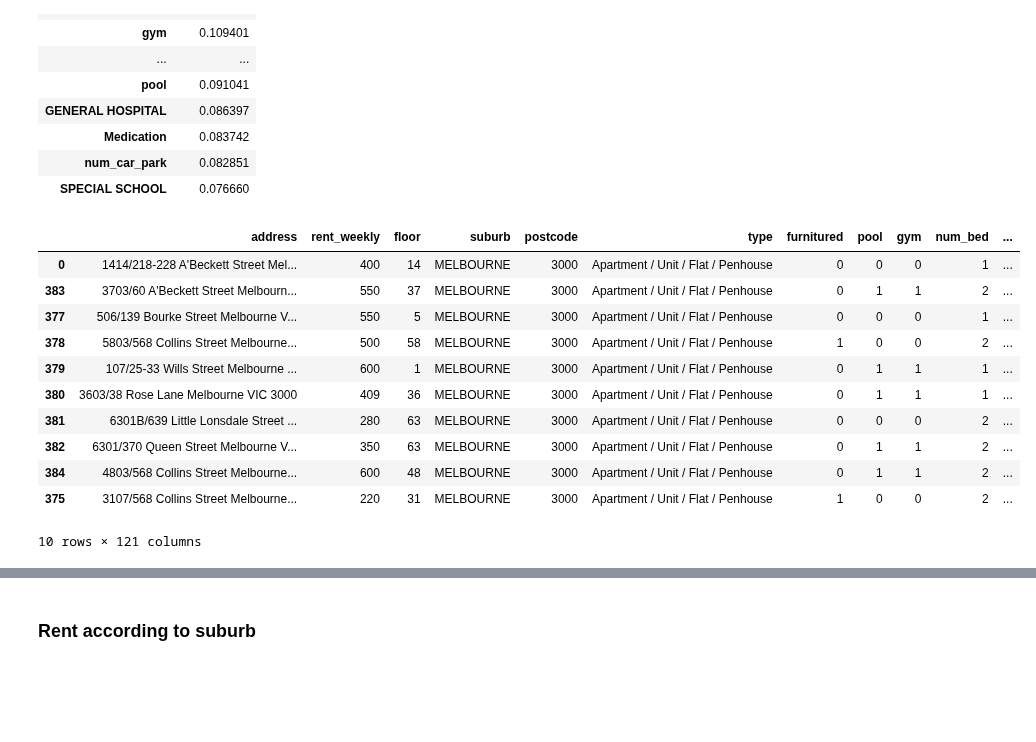
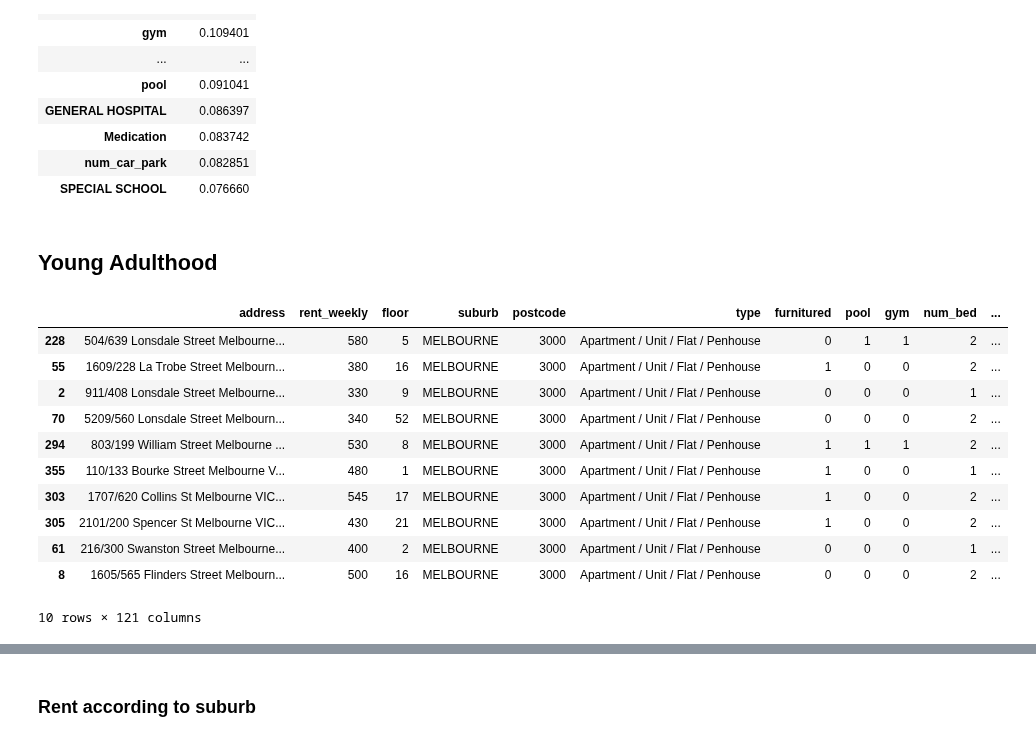
Before and after one commit to MAST30034-Applied-Data-Science/generic-real-estate-consulting-project-group-1-iron-data-man, a Jupyter notebook: notebooks/Visualisation.ipynb, the cells around one changed output, grey strips where cells are left out. Drawn from its saved outputs; the diff is of its cells as text; code cells hidden in the pictures; blank space fills up the shorter version.

```diff
--- a/notebooks/Visualisation.ipynb
+++ b/notebooks/Visualisation.ipynb
@@ -247,21 +247,23 @@ property_df.corr().abs().iloc[0].to_frame().sort_values(by=['rent_weekly'],ascen
 | Medication | 0.083742 |
 | num_car_park | 0.082851 |
 | SPECIAL SCHOOL | 0.076660 |
+# %% [markdown]
+## Young Adulthood
 # %%
-property_df['livable'] = property_df['Commercial']*0.3 + property_df['BUS']*0.05 + property_df['TRAIN STATION']*0.1+ property_df['TRAM STATION']*0.1+ property_df['Secrity']*0.1 + property_df['Medication']*0.2 + property_df['Environment']*0.3 + property_df['Education']*0.2 - property_df['Prison']*0.3 - property_df['Industrial']*0.1
+property_df['livable'] = property_df['Commercial']*0.3 + property_df['UNIVERSITY']*0.3 + property_df['TRAIN STATION']*0.05 + property_df['BUS']*0.05+ property_df['TRAM STATION']*0.1+ property_df['Secrity']*0.05 + property_df['Medication']*0.05 + property_df['Environment']*0.1
 property_df = property_df.sort_values(by=['livable'], ascending=False)
 property_df.head(10)
 # %% [output]
 |  | address | rent_weekly | floor | suburb | postcode | type | furnitured | pool | gym | num_bed | ... |
-| 0 | 1414/218-228 A'Beckett Street Mel... | 400 | 14 | MELBOURNE | 3000 | Apartment / Unit / Flat / Penhouse | 0 | 0 | 0 | 1 | ... |
-| 383 | 3703/60 A'Beckett Street Melbourn... | 550 | 37 | MELBOURNE | 3000 | Apartment / Unit / Flat / Penhouse | 0 | 1 | 1 | 2 | ... |
-| 377 | 506/139 Bourke Street Melbourne V... | 550 | 5 | MELBOURNE | 3000 | Apartment / Unit / Flat / Penhouse | 0 | 0 | 0 | 1 | ... |
-| 378 | 5803/568 Collins Street Melbourne... | 500 | 58 | MELBOURNE | 3000 | Apartment / Unit / Flat / Penhouse | 1 | 0 | 0 | 2 | ... |
-| 379 | 107/25-33 Wills Street Melbourne ... | 600 | 1 | MELBOURNE | 3000 | Apartment / Unit / Flat / Penhouse | 0 | 1 | 1 | 1 | ... |
-| 380 | 3603/38 Rose Lane Melbourne VIC 3000 | 409 | 36 | MELBOURNE | 3000 | Apartment / Unit / Flat / Penhouse | 0 | 1 | 1 | 1 | ... |
-| 381 | 6301B/639 Little Lonsdale Street ... | 280 | 63 | MELBOURNE | 3000 | Apartment / Unit / Flat / Penhouse | 0 | 0 | 0 | 2 | ... |
-| 382 | 6301/370 Queen Street Melbourne V... | 350 | 63 | MELBOURNE | 3000 | Apartment / Unit / Flat / Penhouse | 0 | 1 | 1 | 2 | ... |
-| 384 | 4803/568 Collins Street Melbourne... | 600 | 48 | MELBOURNE | 3000 | Apartment / Unit / Flat / Penhouse | 0 | 1 | 1 | 2 | ... |
-| 375 | 3107/568 Collins Street Melbourne... | 220 | 31 | MELBOURNE | 3000 | Apartment / Unit / Flat / Penhouse | 1 | 0 | 0 | 2 | ... |
+| 228 | 504/639 Lonsdale Street Melbourne... | 580 | 5 | MELBOURNE | 3000 | Apartment / Unit / Flat / Penhouse | 0 | 1 | 1 | 2 | ... |
+| 55 | 1609/228 La Trobe Street Melbourn... | 380 | 16 | MELBOURNE | 3000 | Apartment / Unit / Flat / Penhouse | 1 | 0 | 0 | 2 | ... |
+| 2 | 911/408 Lonsdale Street Melbourne... | 330 | 9 | MELBOURNE | 3000 | Apartment / Unit / Flat / Penhouse | 0 | 0 | 0 | 1 | ... |
+| 70 | 5209/560 Lonsdale Street Melbourn... | 340 | 52 | MELBOURNE | 3000 | Apartment / Unit / Flat / Penhouse | 0 | 0 | 0 | 2 | ... |
+| 294 | 803/199 William Street Melbourne ... | 530 | 8 | MELBOURNE | 3000 | Apartment / Unit / Flat / Penhouse | 1 | 1 | 1 | 2 | ... |
+| 355 | 110/133 Bourke Street Melbourne V... | 480 | 1 | MELBOURNE | 3000 | Apartment / Unit / Flat / Penhouse | 1 | 0 | 0 | 1 | ... |
+| 303 | 1707/620 Collins St Melbourne VIC... | 545 | 17 | MELBOURNE | 3000 | Apartment / Unit / Flat / Penhouse | 1 | 0 | 0 | 2 | ... |
+| 305 | 2101/200 Spencer St Melbourne VIC... | 430 | 21 | MELBOURNE | 3000 | Apartment / Unit / Flat / Penhouse | 1 | 0 | 0 | 2 | ... |
+| 61 | 216/300 Swanston Street Melbourne... | 400 | 2 | MELBOURNE | 3000 | Apartment / Unit / Flat / Penhouse | 0 | 0 | 0 | 1 | ... |
+| 8 | 1605/565 Flinders Street Melbourn... | 500 | 16 | MELBOURNE | 3000 | Apartment / Unit / Flat / Penhouse | 0 | 0 | 0 | 2 | ... |
 10 rows × 121 columns
 # %%
```
Also changed, not shown: parts of 27 cells of this notebook, 1 other file.
